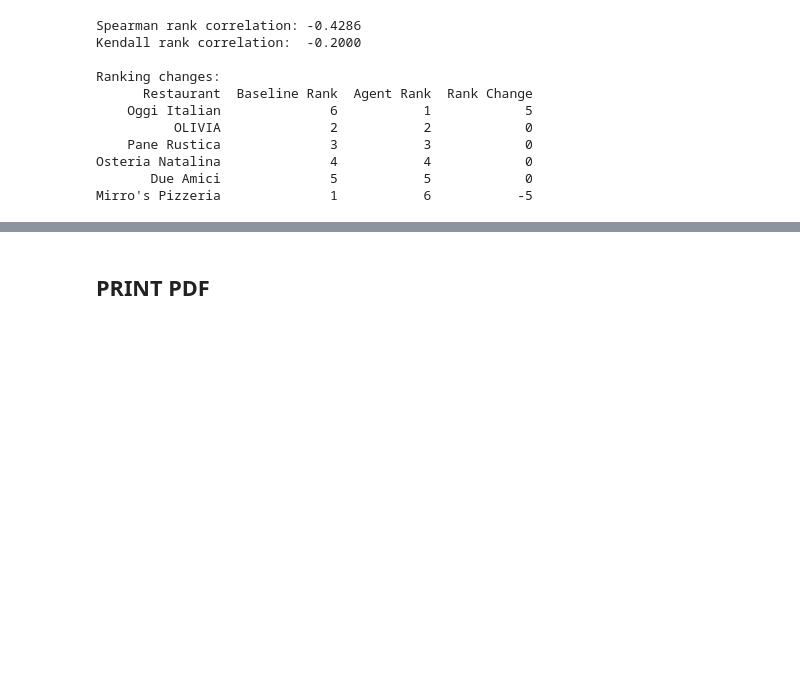
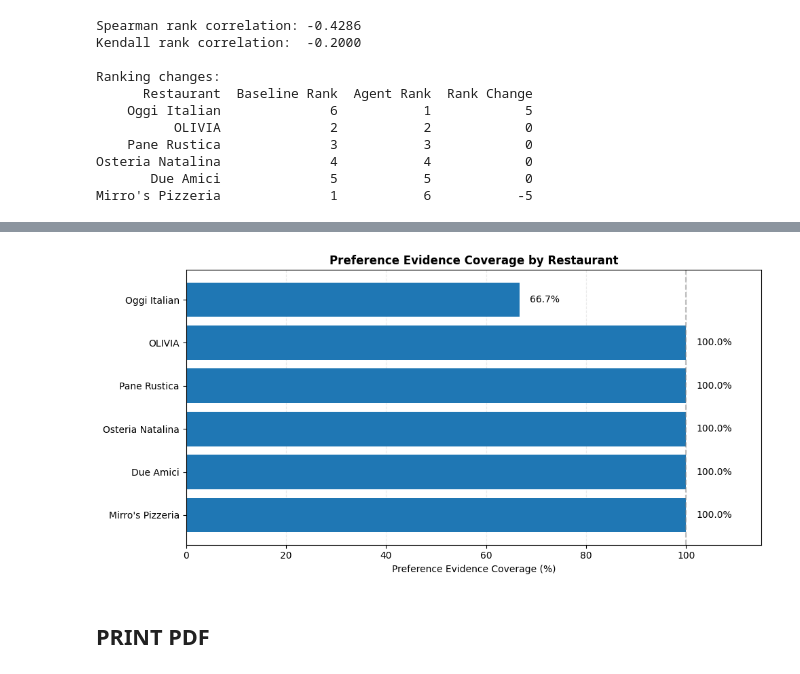
Before and after one commit to behar43/CAP6938_AI_Knowledge_Systems_Final_Project, a Jupyter notebook: tester_Ben_Prishtina.ipynb, the cells around one changed output, grey strips where cells are left out. Saved outputs shown, nothing was run; the diff lists cells and outputs as text; code cells hidden in the pictures; blank space fills up the shorter version.

```diff
--- a/tester_Ben_Prishtina.ipynb
+++ b/tester_Ben_Prishtina.ipynb
@@ -2016,3 +2149,50 @@ Mirro's Pizzeria              1           6           -5
+# %%
+import matplotlib.pyplot as plt
+
+fig, ax = plt.subplots(figsize=(10, 5))
+
+bars = ax.barh(
+    coverage_df["Restaurant"],
+    coverage_df["Coverage (%)"]
+)
+
+ax.invert_yaxis()
+
+ax.set_xlim(0, 115)
+ax.set_xlabel("Preference Evidence Coverage (%)")
+ax.set_title(
+    "Preference Evidence Coverage by Restaurant",
+    fontweight="bold"
+)
+
+for bar, coverage in zip(bars, coverage_df["Coverage (%)"]):
+    ax.text(
+        bar.get_width() + 2,
+        bar.get_y() + bar.get_height() / 2,
+        f"{coverage:.1f}%",
+        va="center"
+    )
+
+ax.axvline(100, linestyle="--", color="gray", alpha=0.5)
+ax.grid(axis="x", linestyle="--", alpha=0.25)
+ax.set_axisbelow(True)
+
+plt.tight_layout()
+
+plt.savefig(
+    "preference_evidence_coverage.png",
+    dpi=300,
+    bbox_inches="tight"
+)
+
+plt.savefig(
+    "preference_evidence_coverage.pdf",
+    bbox_inches="tight"
+)
+
+plt.show()
+# %% [output]
+[figure, added]
 # %% [markdown]
 ## PRINT PDF
 # %%
```
Also changed, not shown: parts of 4 cells of this notebook, 1 other file.
